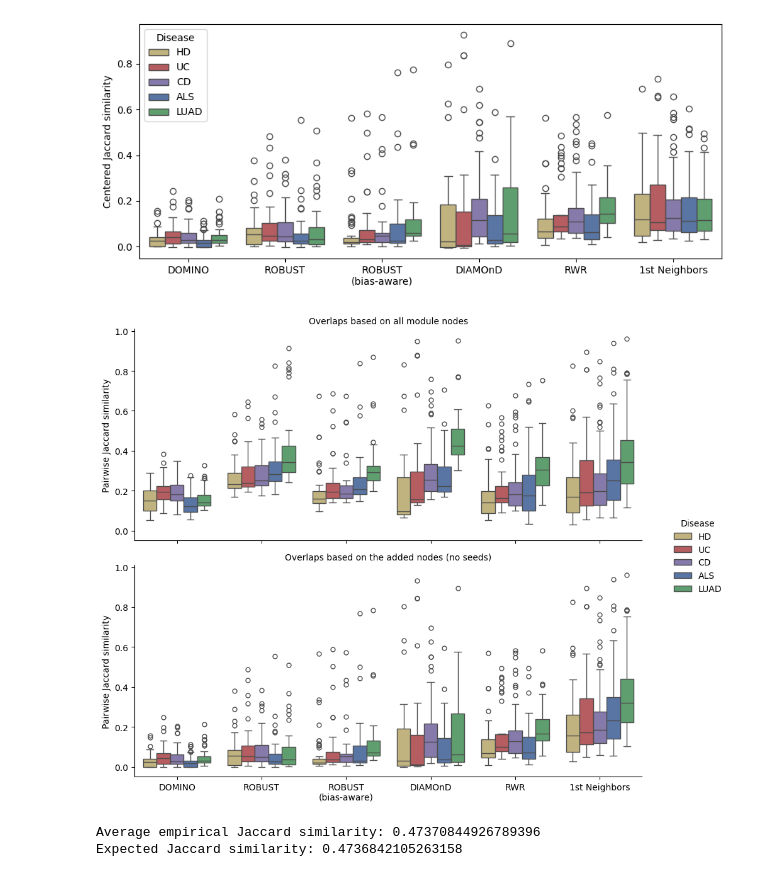
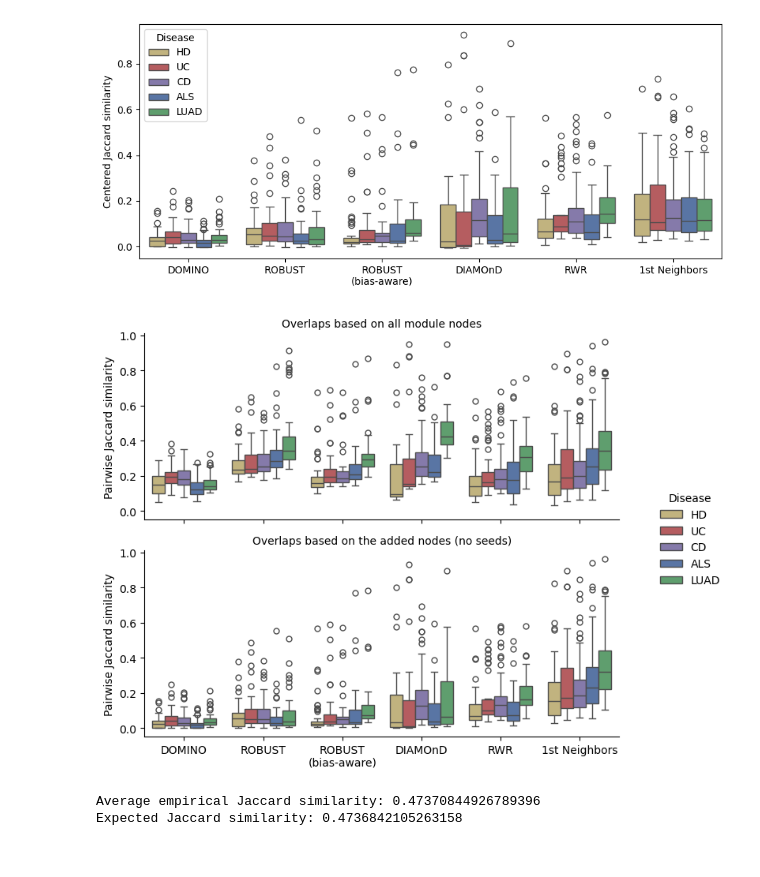
Before and after one commit to REPO4EU/modulediscovery_demonstration, a Jupyter notebook: src/05_module_overlap.ipynb, the cells around one changed output. Drawn from its saved outputs; the diff is of its cells as text; code cells hidden in the pictures.

Commit message:
Figure 5

```diff
--- a/src/05_module_overlap.ipynb
+++ b/src/05_module_overlap.ipynb
@@ -187,8 +190,6 @@ def heatmaps_per_method(df, ann_df, amim_meta_df, network_meta_df, seed_meta_df,
 
     return fig
 
-# Replace all newlines in method labels with spaces for better display
-amim_meta_df['label'] = amim_meta_df['label'].str.replace('\n', ' ')
 heatmaps_per_method(df, ann_df, amim_meta_df[amim_meta_df.id!="no_tool"], network_meta_df, seed_meta_df, prefix=prefix)
 save_figure(plt.gcf(), f"{prefix}_heatmaps_per_method")
 plt.show()
@@ -324,35 +325,35 @@ g = sns.catplot(
     data=combined_df,
     x="method",
     y="jaccard",
     hue="seed_id",
     hue_order=seed_meta_df.short,
     order=amim_meta_df[amim_meta_df.id != "no_tool"].label,
     palette=dict(zip(seed_meta_df.short, seed_meta_df.color)),
     row="category",
     kind="box",
-    height=4,
+    height=3,
     aspect=2,
     sharex=True,
     sharey=True,
     legend_out=True,
 )
 
 # Remove "category=" prefix in facet titles
 g.set_titles("{row_name}")
 
 # Axis labels
 g.set_axis_labels("", "Pairwise Jaccard similarity")
 
 # Shared legend outside the plot
 g._legend.set_title("Disease")
 g._legend.set_bbox_to_anchor((1.02, 0.5))
 g._legend.set_loc("center left")
 
 plt.tight_layout()
 save_figure(plt.gcf(), f"{prefix}_overlap_across_networks_combined")
 plt.show()
 # %% [output]
-[figure, old version]
+[figure, new version]
 # %%
 # just to make sure the expected Jaccard index is correct
 import random
```
Also changed, not shown: parts of 1 cell of this notebook, 2 other files.
